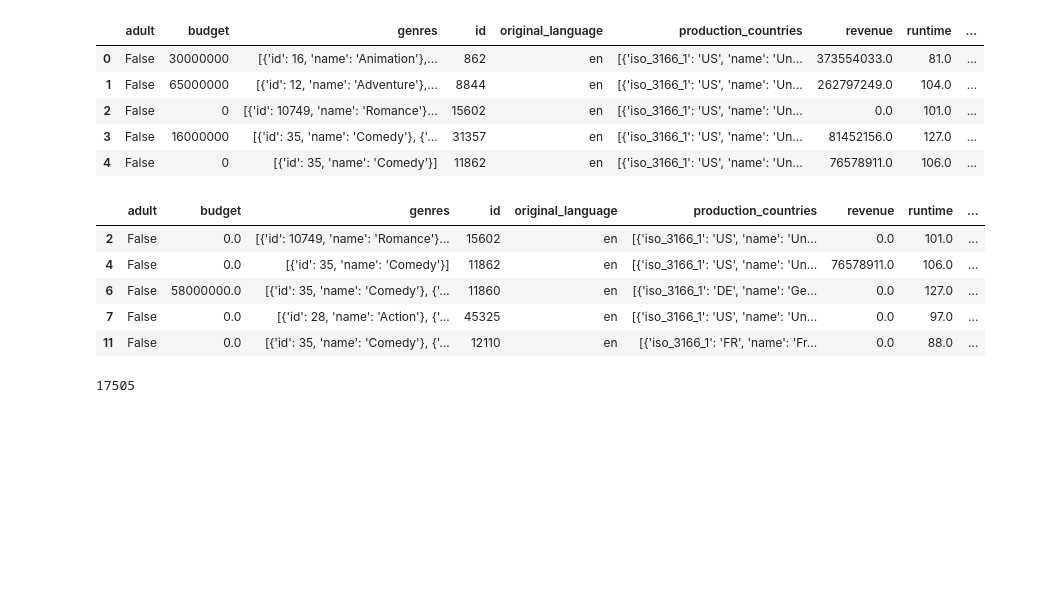
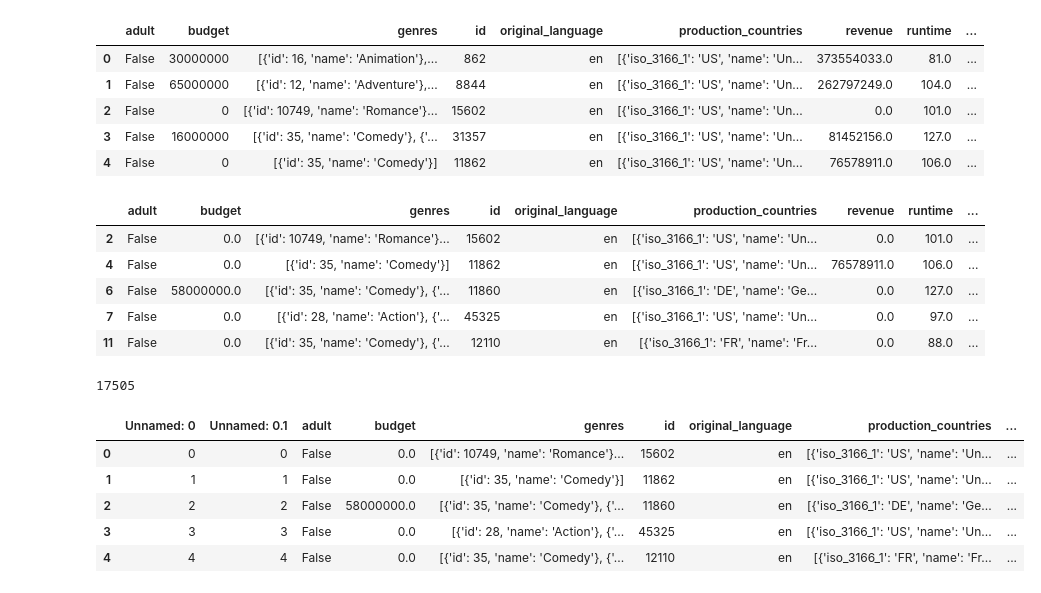
Before and after one commit to oupton/startup-ds, a Jupyter notebook: Data Cleanup.ipynb, the cells around one changed output. Drawn from its saved outputs; the diff is of its cells as text; code cells hidden in the pictures; blank space fills up the shorter version.

```diff
--- a/Data Cleanup.ipynb
+++ b/Data Cleanup.ipynb
@@ -179,3 +179,14 @@ len(missing_rev_or_budg_df)
 17505
 # %%
 missing_rev_or_budg_df.to_csv(os.path.join('data', 'missing_financial_data.csv'))
+# %%
+df = pd.read_csv(os.path.join('data', 'missing_financial_data.csv'))
+# %%
+df.head()
+# %% [output]
+|  | Unnamed: 0 | Unnamed: 0.1 | adult | budget | genres | id | original_language | production_countries | ... |
+| 0 | 0 | 0 | False | 0.0 | [{'id': 10749, 'name': 'Romance'}... | 15602 | en | [{'iso_3166_1': 'US', 'name': 'Un... | ... |
+| 1 | 1 | 1 | False | 0.0 | [{'id': 35, 'name': 'Comedy'}] | 11862 | en | [{'iso_3166_1': 'US', 'name': 'Un... | ... |
+| 2 | 2 | 2 | False | 58000000.0 | [{'id': 35, 'name': 'Comedy'}, {'... | 11860 | en | [{'iso_3166_1': 'DE', 'name': 'Ge... | ... |
+| 3 | 3 | 3 | False | 0.0 | [{'id': 28, 'name': 'Action'}, {'... | 45325 | en | [{'iso_3166_1': 'US', 'name': 'Un... | ... |
+| 4 | 4 | 4 | False | 0.0 | [{'id': 35, 'name': 'Comedy'}, {'... | 12110 | en | [{'iso_3166_1': 'FR', 'name': 'Fr... | ... |
```
Also changed, not shown: 1 other file.
